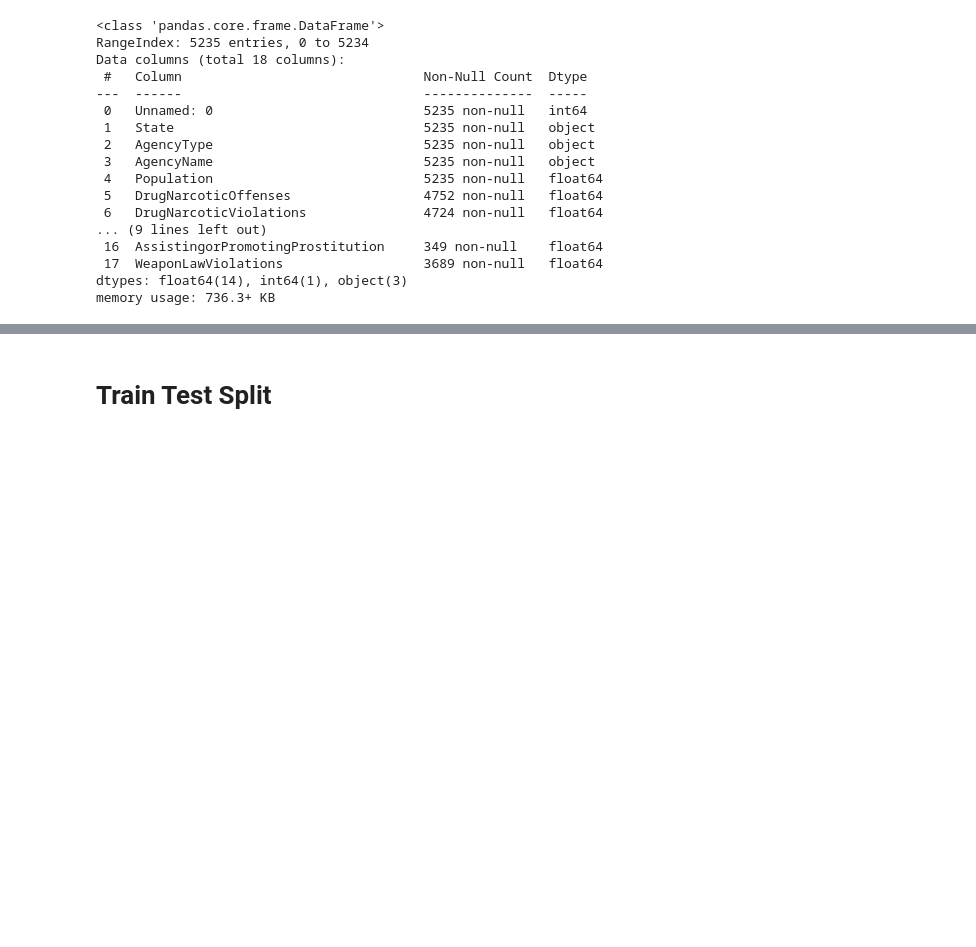
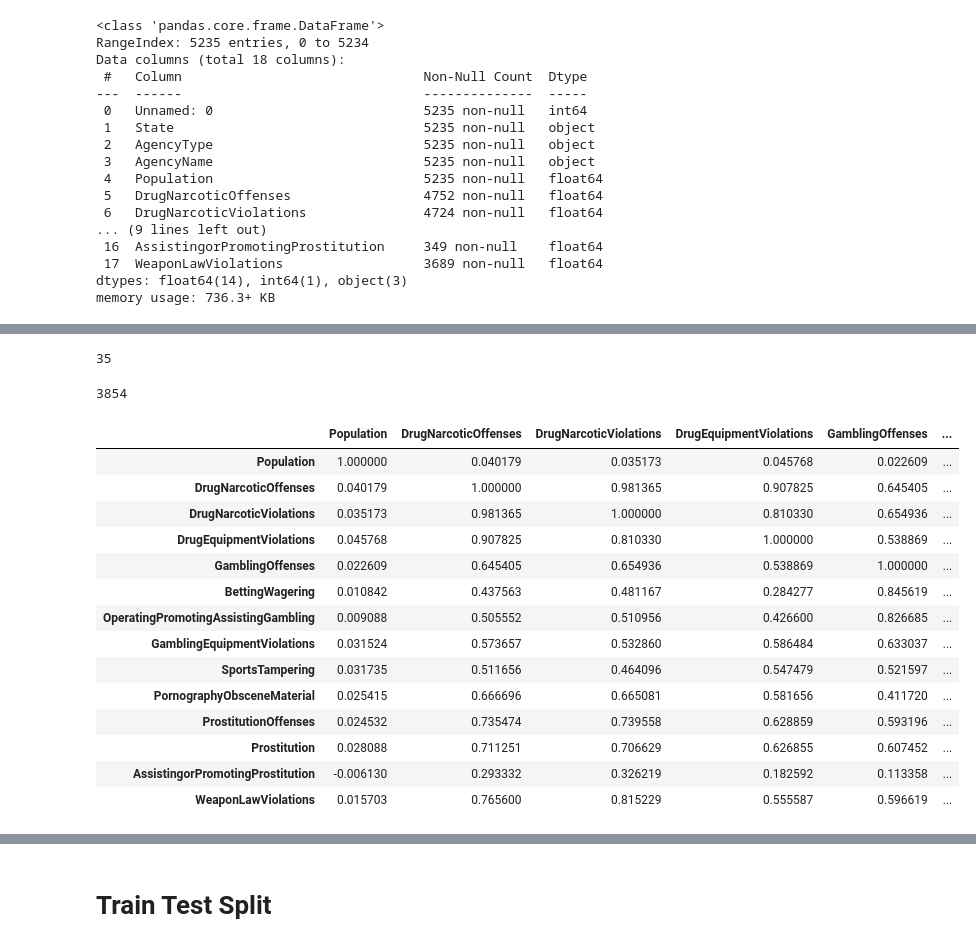
Before and after one commit to Mohitchvk/Data-Crunchers-Hackathon, a Jupyter notebook: Modelling.ipynb, the cells around one changed output, grey strips where cells are left out. Drawn from its saved outputs; the diff is of its cells as text; code cells hidden in the pictures; blank space fills up the shorter version.

```diff
--- a/Modelling.ipynb
+++ b/Modelling.ipynb
@@ -62,0 +149,26 @@ def
+# %%
+len(df['State'].value_counts())
+# %% [output]
+35
+# %%
+len(df['AgencyName'].value_counts())
+# %% [output]
+3854
+# %%
+df.corr()
+# %% [output]
+|  | Population | DrugNarcoticOffenses | DrugNarcoticViolations | DrugEquipmentViolations | GamblingOffenses | ... |
+| Population | 1.000000 | 0.040179 | 0.035173 | 0.045768 | 0.022609 | ... |
+| DrugNarcoticOffenses | 0.040179 | 1.000000 | 0.981365 | 0.907825 | 0.645405 | ... |
+| DrugNarcoticViolations | 0.035173 | 0.981365 | 1.000000 | 0.810330 | 0.654936 | ... |
+| DrugEquipmentViolations | 0.045768 | 0.907825 | 0.810330 | 1.000000 | 0.538869 | ... |
+| GamblingOffenses | 0.022609 | 0.645405 | 0.654936 | 0.538869 | 1.000000 | ... |
+| BettingWagering | 0.010842 | 0.437563 | 0.481167 | 0.284277 | 0.845619 | ... |
+| OperatingPromotingAssistingGambling | 0.009088 | 0.505552 | 0.510956 | 0.426600 | 0.826685 | ... |
+| GamblingEquipmentViolations | 0.031524 | 0.573657 | 0.532860 | 0.586484 | 0.633037 | ... |
+| SportsTampering | 0.031735 | 0.511656 | 0.464096 | 0.547479 | 0.521597 | ... |
+| PornographyObsceneMaterial | 0.025415 | 0.666696 | 0.665081 | 0.581656 | 0.411720 | ... |
+| ProstitutionOffenses | 0.024532 | 0.735474 | 0.739558 | 0.628859 | 0.593196 | ... |
+| Prostitution | 0.028088 | 0.711251 | 0.706629 | 0.626855 | 0.607452 | ... |
+| AssistingorPromotingProstitution | -0.006130 | 0.293332 | 0.326219 | 0.182592 | 0.113358 | ... |
+| WeaponLawViolations | 0.015703 | 0.765600 | 0.815229 | 0.555587 | 0.596619 | ... |
```
Also changed, not shown: parts of 43 cells of this notebook, 2 other files.
